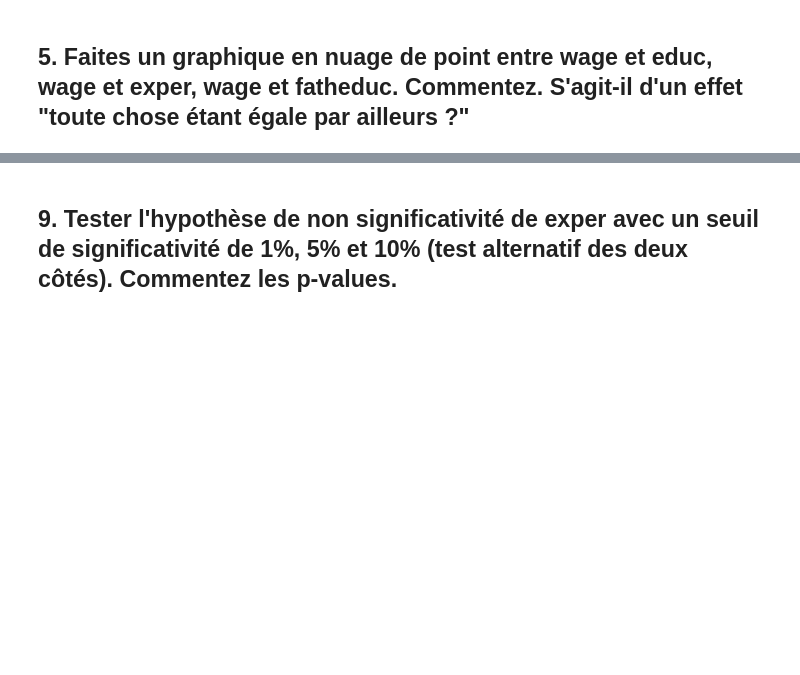
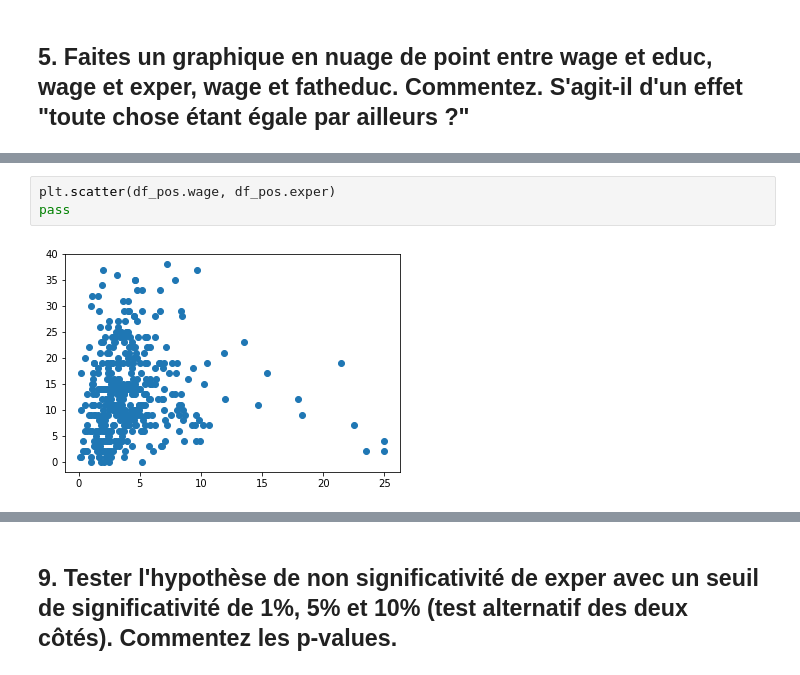
Before and after one commit to Thomas-Koch/projet-ses722, a Jupyter notebook: projet_gallot-roville-younes.ipynb, the cells around one changed output, grey strips where cells are left out. Cells and saved outputs as stored; diff of their text form; blank space fills up the shorter version.

```diff
--- a/projet_gallot-roville-younes.ipynb
+++ b/projet_gallot-roville-younes.ipynb
@@ -195,0 +202,5 @@ Corrélation entre motheduc et fatheduc: 0.554063218431
+# %%
+plt.scatter(df_pos.wage, df_pos.exper)
+pass
+# %% [output]
+[figure, added]
```
Also changed, not shown: parts of 13 cells of this notebook.
